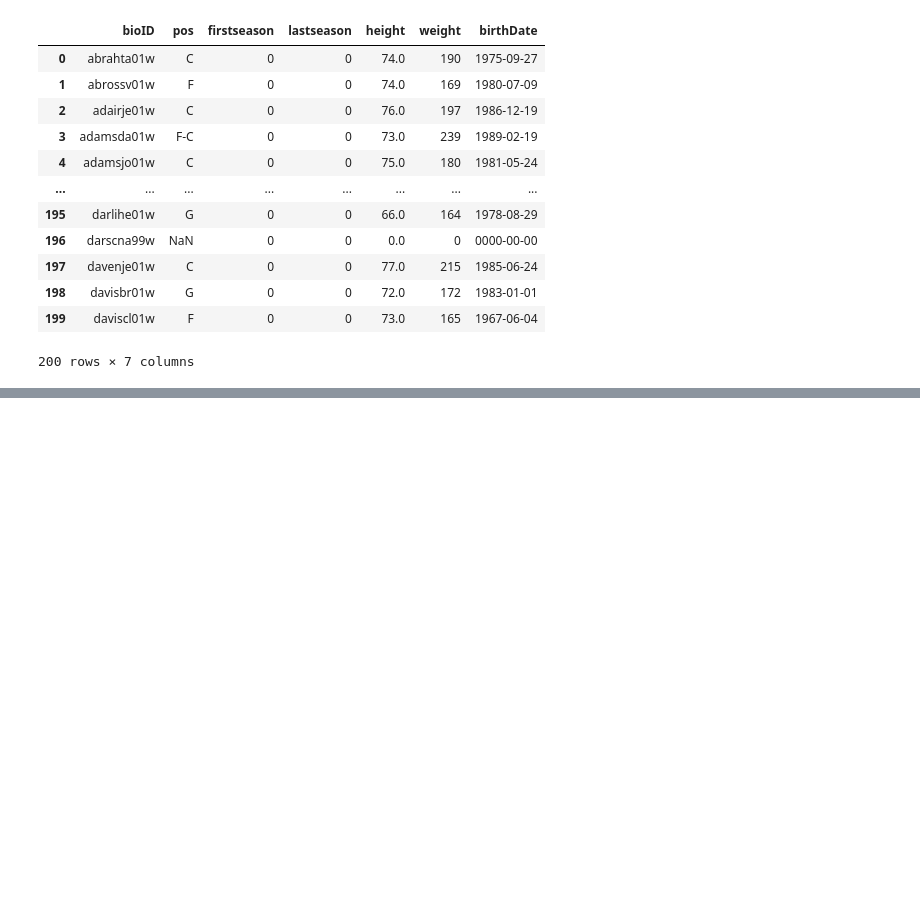
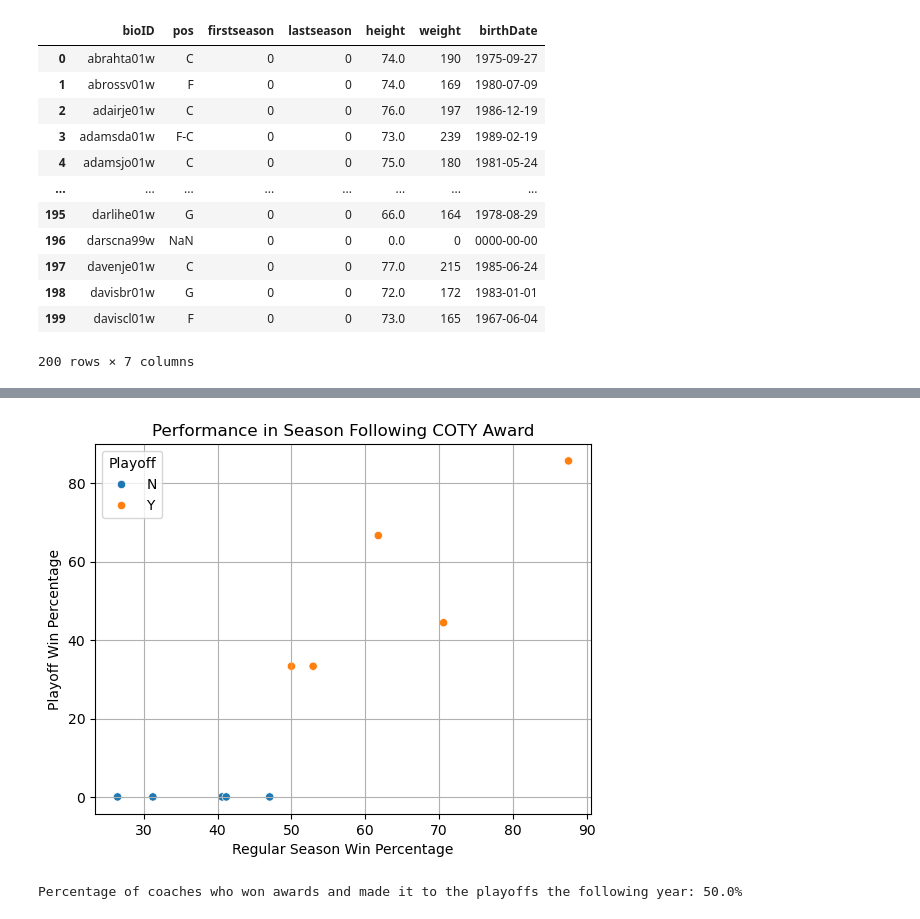
Before and after one commit to P1ntas/Machine-Learning, a Jupyter notebook: jb/processed_data.ipynb, the cells around one changed output, grey strips where cells are left out. Drawn from its saved outputs; the diff is of its cells as text; code cells hidden in the pictures; blank space fills up the shorter version.

```diff
--- a/jb/processed_data.ipynb
+++ b/jb/processed_data.ipynb
@@ -162,0 +227,31 @@ players.head(200)
+# %%
+#now do the same but for coaches, their awards are in the awards_players dataframe, but their teams are in the coaches dataframe and the playoffs are in the teams dataframe
+
+# Merge coaches with awards_players on playerID and the next season, the playerID is coachID in the coaches dataframe
+merged_df = coaches.merge(awards_players[['playerID', 'award', 'next_season']], left_on=['coachID', 'year'], right_on=['playerID', 'next_season'])
+
+# 2. Remove Outliers
+filtered_df = merged_df[merged_df['total_games'] > 0]
+
+#get playoff column from teams dataframe
+filtered_df['playoff'] = filtered_df.apply(
+    lambda row: teams[teams['year'] == row['year']][teams['tmID'] == row['tmID']]['playoff'].values[0],
+    axis=1
+)
+
+# 3. Plot the scatter plot
+sns.scatterplot(data=filtered_df, x='W%', y='postW%', hue='playoff')
+plt.title('Performance in Season Following COTY Award')
+plt.xlabel('Regular Season Win Percentage')
+plt.ylabel('Playoff Win Percentage')
+plt.grid(True)
+plt.legend(title='Playoff')
+plt.show()
+
+#print the percentage of coaches who won awards and made it to the playoffs the following year
+print('Percentage of coaches who won awards and made it to the playoffs the following year: {}%'.format(
+    round(len(filtered_df[filtered_df['playoff'] == 'Y']) / len(filtered_df) * 100, 2)
+))
+# %% [output]
+[figure, added]
+Percentage of coaches who won awards and made it to the playoffs the following year: 50.0%
```
Also changed, not shown: parts of 6 cells of this notebook.
